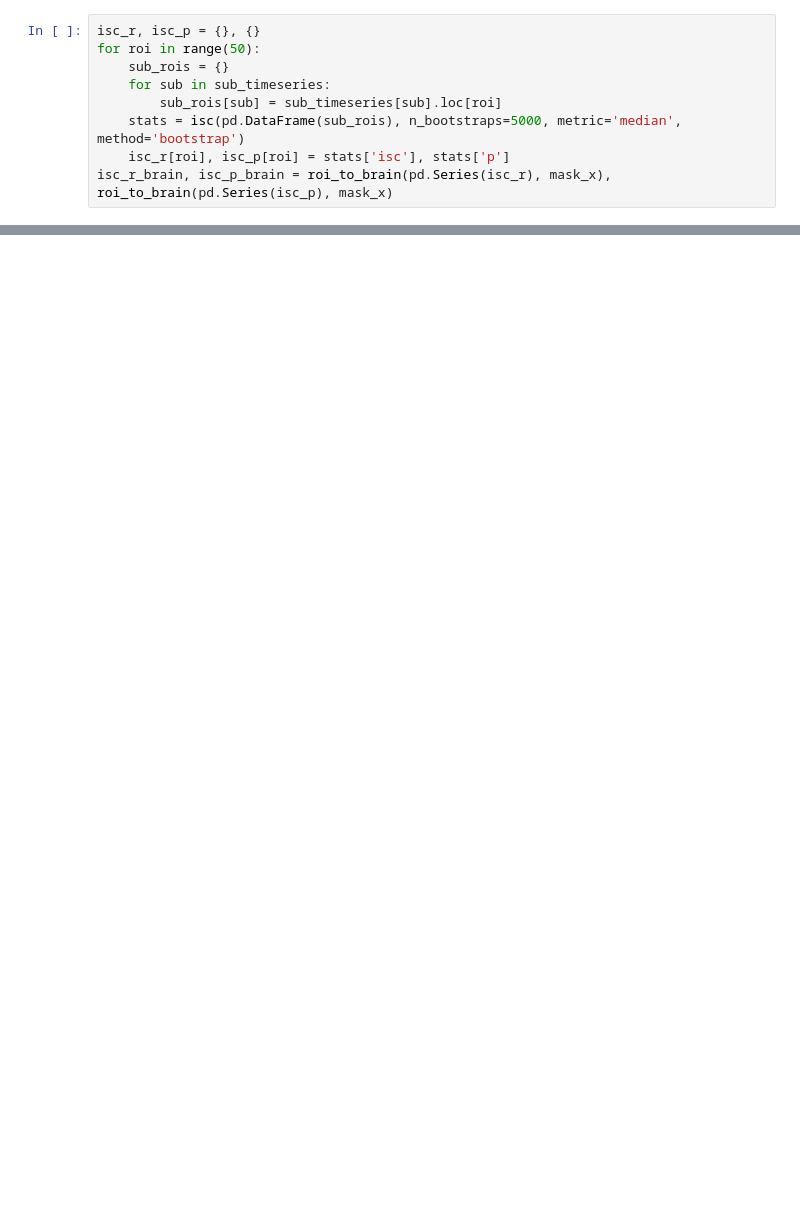
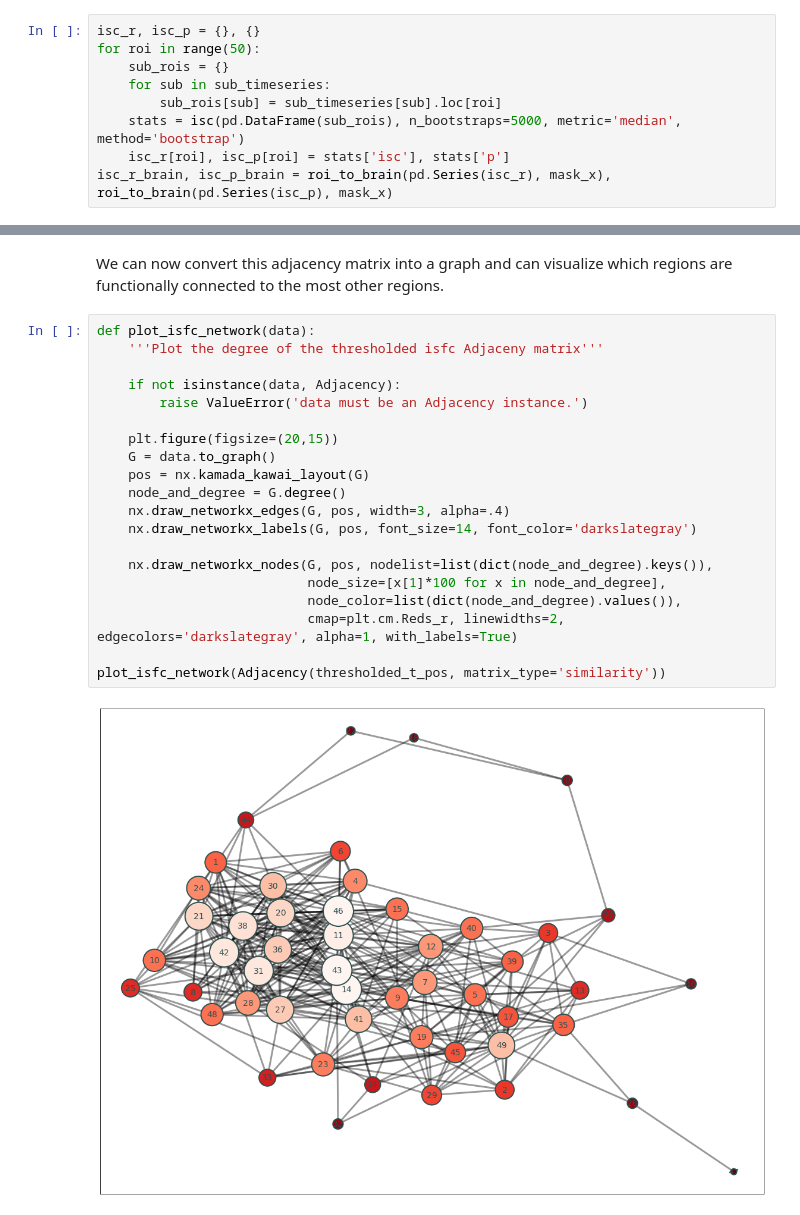
Before and after one commit to naturalistic-data-analysis/naturalistic_data_analysis, a Jupyter notebook: content/features/notebooks/Intersubject_Correlation.ipynb, the cells around one changed output, grey strips where cells are left out. Saved outputs shown, nothing was run; the diff lists cells and outputs as text; blank space fills up the shorter version.

```diff
--- a/content/features/notebooks/Intersubject_Correlation.ipynb
+++ b/content/features/notebooks/Intersubject_Correlation.ipynb
@@ -325,0 +333,24 @@ To specifically address how brain regions coactivate due to naturalistic stimula
+# %% [markdown]
+We can now convert this adjacency matrix into a graph and can visualize which regions are functionally connected to the most other regions.
+# %%
+def plot_isfc_network(data):
+    '''Plot the degree of the thresholded isfc Adjaceny matrix'''
+
+    if not isinstance(data, Adjacency):
+        raise ValueError('data must be an Adjacency instance.')
+
+    plt.figure(figsize=(20,15))
+    G = data.to_graph()
+    pos = nx.kamada_kawai_layout(G)
+    node_and_degree = G.degree()
+    nx.draw_networkx_edges(G, pos, width=3, alpha=.4)
+    nx.draw_networkx_labels(G, pos, font_size=14, font_color='darkslategray')
+
+    nx.draw_networkx_nodes(G, pos, nodelist=list(dict(node_and_degree).keys()),
+                           node_size=[x[1]*100 for x in node_and_degree],
+                           node_color=list(dict(node_and_degree).values()),
+                           cmap=plt.cm.Reds_r, linewidths=2, edgecolors='darkslategray', alpha=1, with_labels=True)
+
+plot_isfc_network(Adjacency(thresholded_t_pos, matrix_type='similarity'))
+# %% [output]
+[figure, added]
```
Also changed, not shown: parts of 43 cells of this notebook, 16 other files.
